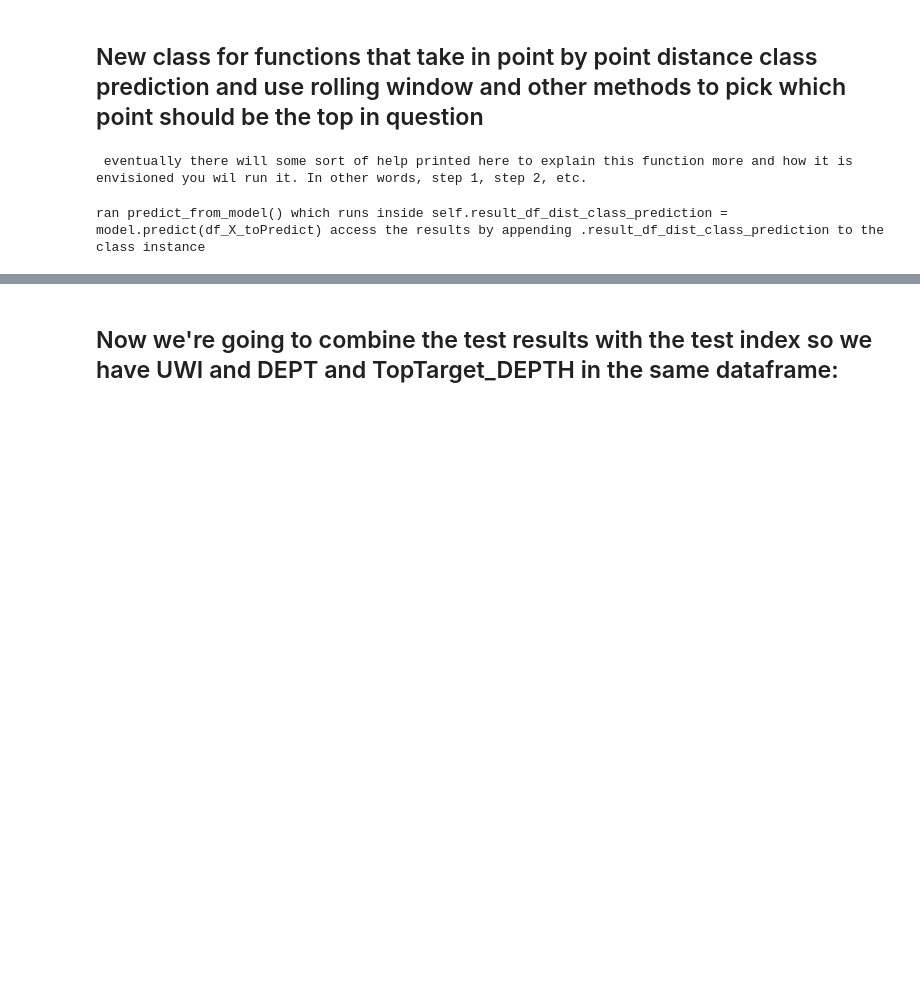
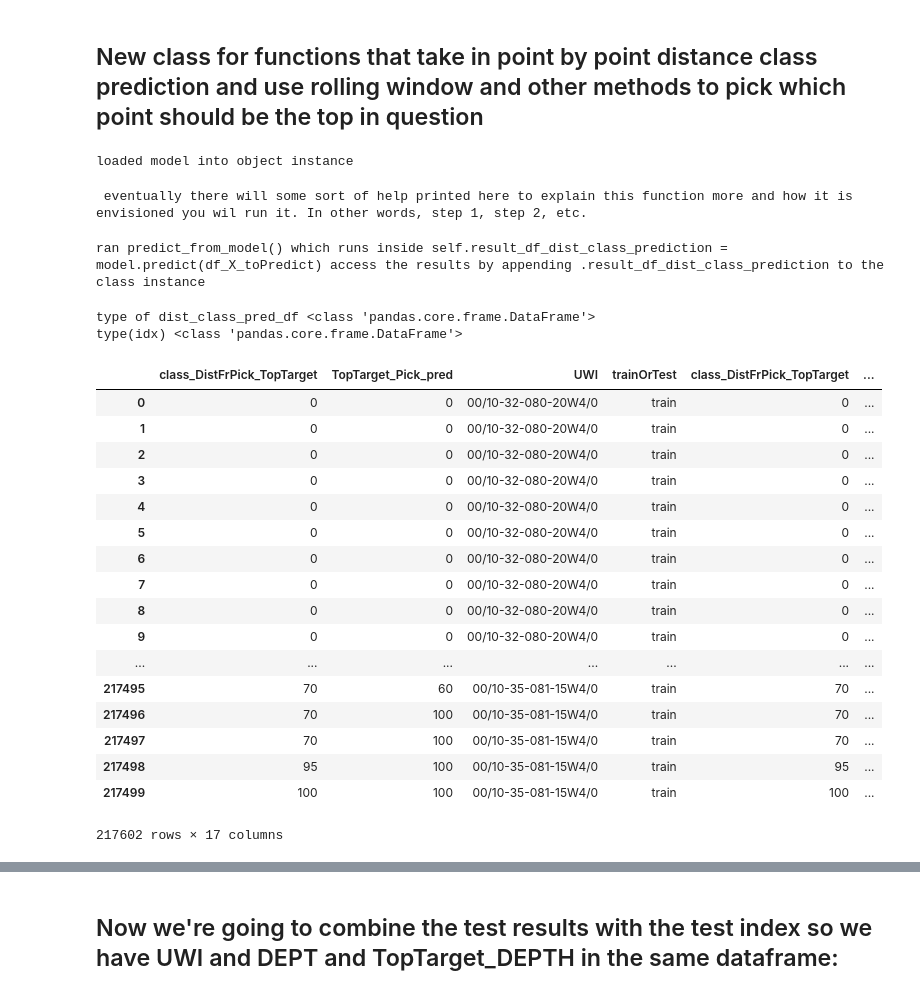
Before and after one commit to JustinGOSSES/MannvilleGroup_Strat_Hackathon, a Jupyter notebook: notebooks_2018/modular_redo/Machine_Learning/Machine_Learning_PostSplit_vG_AfterAbstractAAPG_vF.ipynb, the cells around one changed output, grey strips where cells are left out. Cells and saved outputs as stored; diff of their text form; code cells hidden in the pictures; blank space fills up the shorter version.

Commit message:
more reworking of notebook into classes

```diff
--- a/notebooks_2018/modular_redo/Machine_Learning/Machine_Learning_PostSplit_vG_AfterAbstractAAPG_vF.ipynb
+++ b/notebooks_2018/modular_redo/Machine_Learning/Machine_Learning_PostSplit_vG_AfterAbstractAAPG_vF.ipynb
@@ -165,0 +229,2 @@ ML1.train_X.head()
+# %%
+vs = variables_used()
@@ -434,5 +523,9 @@ class InputDistClassPrediction_to_BestDepthForTop():
         df_merges = self.calc_pred_vs_real_top_dif(self.result_df_dist_class_prediction,depth_str,pick_pred_class_str,UWI_str,rollingWindows,predClasses)
         return df_merges
 # %%
-distClassDF_wRollingCols = InputDistClassPrediction_to_BestDepthForTop()
+concatClass = InputDistClassPrediction_to_BestDepthForTop()
+# %%
+concatClass.load_MLobj(ML1)
+# %% [output]
+loaded model into object instance
 # %%
@@ -441,3 +534,7 @@ distClassDF_wRollingCols.help()
  eventually there will some sort of help printed here to explain this function more and how it is envisioned you wil run it. In other words, step 1, step 2, etc.
 # %%
 #dir(ML1)
+# %%
+prediction_distClass_trainingData_ndarray = concatClass.predict_from_model(model,ML1.train_X)
+# %% [output]
+ran predict_from_model() which runs inside self.result_df_dist_class_prediction = model.predict(df_X_toPredict) access the results by appending .result_df_dist_class_prediction to the class instance
@@ -443,0 +547,26 @@ distClassDF_wRollingCols.help()
+# %%
+distClassDF_wRollingCols_training = concatClass.run_all(concatClass.df_results_test_wIndex,vs.depth_str,vs.pick_class_str,vs.UWI_str,vs.rollingWindows,vs.distClassIntegersArray)
+# %% [output]
+type of dist_class_pred_df <class 'pandas.core.frame.DataFrame'>
+type(idx) <class 'pandas.core.frame.DataFrame'>
+# %%
+distClassDF_wRollingCols_training
+# %% [output]
+|  | class_DistFrPick_TopTarget | TopTarget_Pick_pred | UWI | trainOrTest | class_DistFrPick_TopTarget | ... |
+| 0 | 0 | 0 | 00/10-32-080-20W4/0 | train | 0 | ... |
+| 1 | 0 | 0 | 00/10-32-080-20W4/0 | train | 0 | ... |
+| 2 | 0 | 0 | 00/10-32-080-20W4/0 | train | 0 | ... |
+| 3 | 0 | 0 | 00/10-32-080-20W4/0 | train | 0 | ... |
+| 4 | 0 | 0 | 00/10-32-080-20W4/0 | train | 0 | ... |
+| 5 | 0 | 0 | 00/10-32-080-20W4/0 | train | 0 | ... |
+| 6 | 0 | 0 | 00/10-32-080-20W4/0 | train | 0 | ... |
+| 7 | 0 | 0 | 00/10-32-080-20W4/0 | train | 0 | ... |
+| 8 | 0 | 0 | 00/10-32-080-20W4/0 | train | 0 | ... |
+| 9 | 0 | 0 | 00/10-32-080-20W4/0 | train | 0 | ... |
+| ... | ... | ... | ... | ... | ... | ... |
+| 217495 | 70 | 60 | 00/10-35-081-15W4/0 | train | 70 | ... |
+| 217496 | 70 | 100 | 00/10-35-081-15W4/0 | train | 70 | ... |
+| 217497 | 70 | 100 | 00/10-35-081-15W4/0 | train | 70 | ... |
+| 217498 | 95 | 100 | 00/10-35-081-15W4/0 | train | 95 | ... |
+| 217499 | 100 | 100 | 00/10-35-081-15W4/0 | train | 100 | ... |
+217602 rows × 17 columns
@@ -444,6 +575,4 @@ distClassDF_wRollingCols.help()
 # %%
 prediction_distClass_trainingData_ndarray = distClassDF_wRollingCols.predict_from_model(model,ML1.train_X)
-# %% [output]
-ran predict_from_model() which runs inside self.result_df_dist_class_prediction = model.predict(df_X_toPredict) access the results by appending .result_df_dist_class_prediction to the class instance
 # %%
 type(distClassDF_wRollingCols_training)
```
Also changed, not shown: parts of 16 cells of this notebook.
